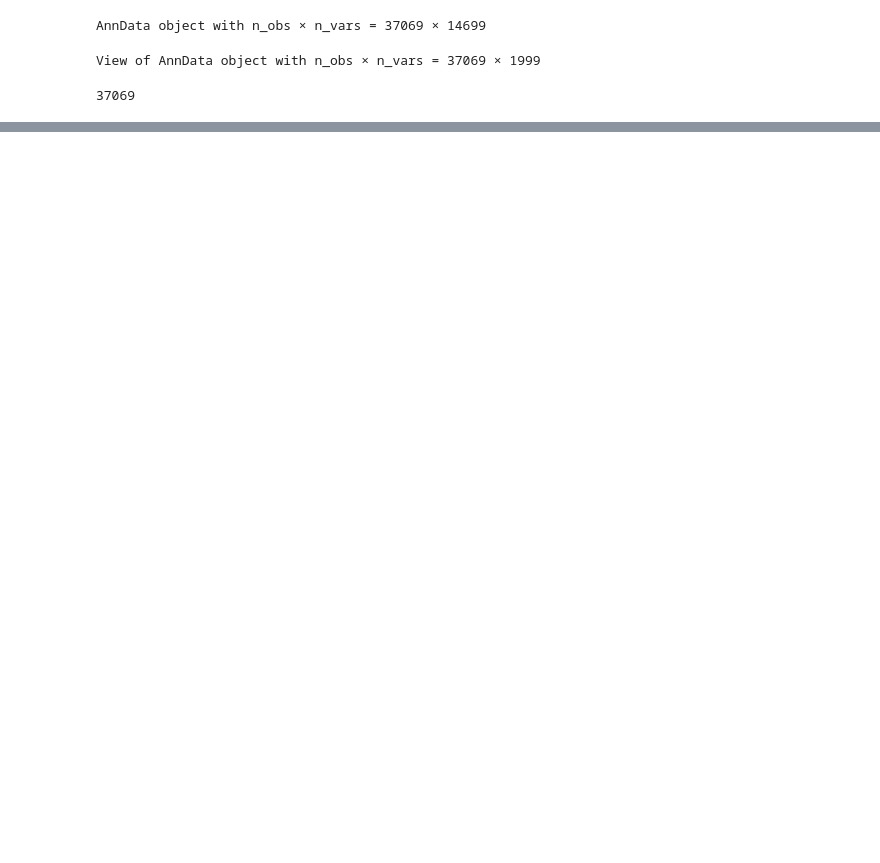
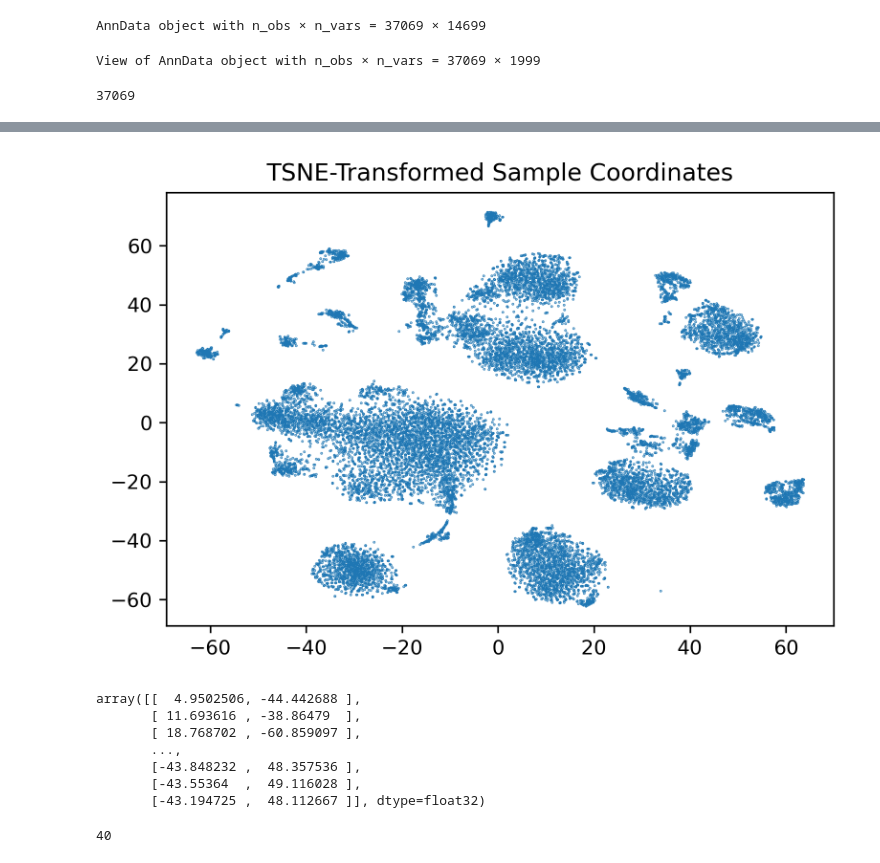
Before and after one commit to bbrener1/rusty_forest_v3, a Jupyter notebook: work/scanpy_aging_brain.ipynb, the cells around one changed output, grey strips where cells are left out. Drawn from its saved outputs; the diff is of its cells as text; code cells hidden in the pictures; blank space fills up the shorter version.

Commit message:
aging brain

```diff
--- a/work/scanpy_aging_brain.ipynb
+++ b/work/scanpy_aging_brain.ipynb
@@ -114,0 +141,9 @@ young_samples+old_samples
+# %%
+import sys
+sys.path.append('/localscratch/bbrener1/rusty_forest_v3/src')
+# sys.path.append('../src')
+import tree_reader as tr
+import lumberjack
+
+forest = tr.Forest.reconstitute('scanpy_cmp_aging_brain')
+forest.arguments
@@ -114,0 +219,16 @@ young_samples+old_samples
+# %%
+forest.tsne()
+# forest.html_tree_summary(n=10)
+# %% [output]
+[figure, added]
+array([[  4.9502506, -44.442688 ],
+       [ 11.693616 , -38.86479  ],
+       [ 18.768702 , -60.859097 ],
+       ...,
+       [-43.848232 ,  48.357536 ],
+       [-43.55364  ,  49.116028 ],
+       [-43.194725 ,  48.112667 ]], dtype=float32)
+# %%
+len(forest.split_clusters)
+# %% [output]
+40
```
Also changed, not shown: parts of 12 cells of this notebook.
